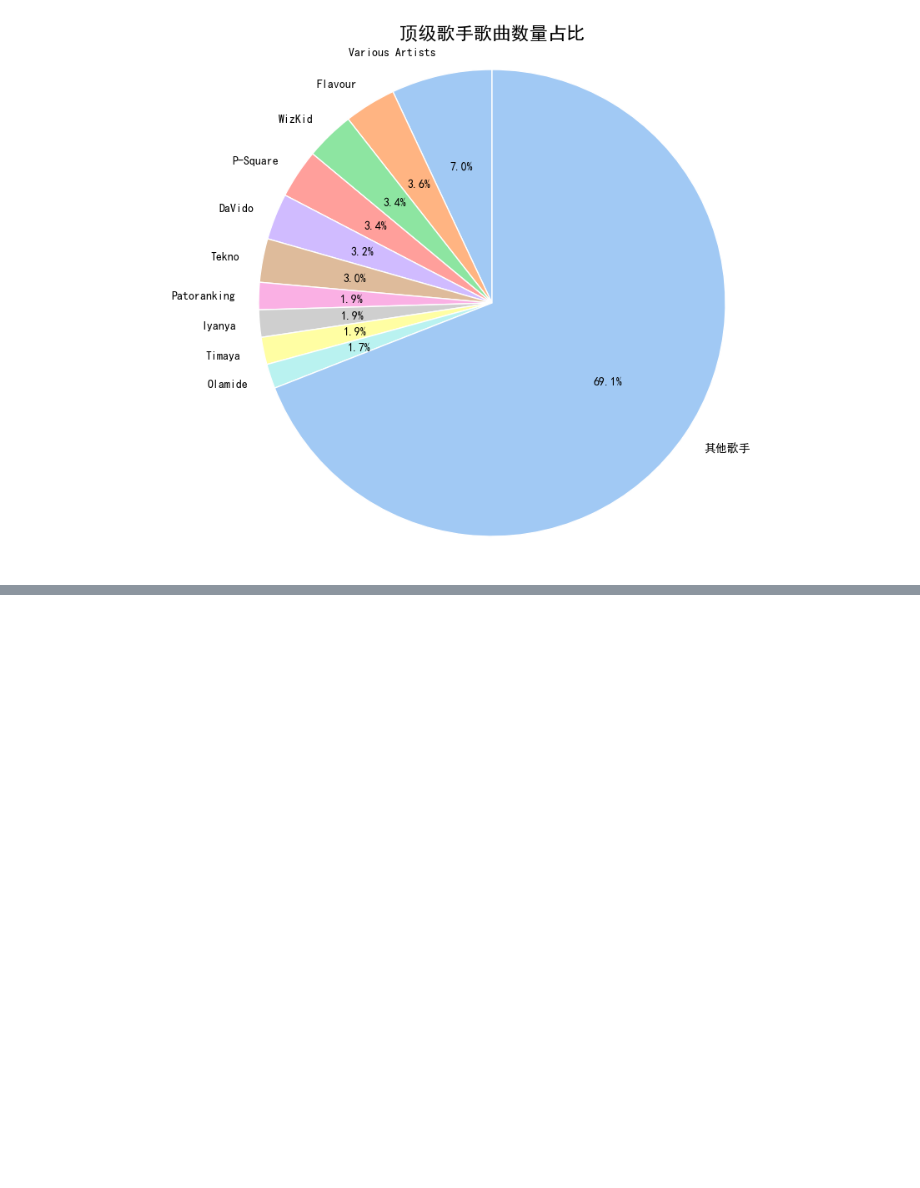
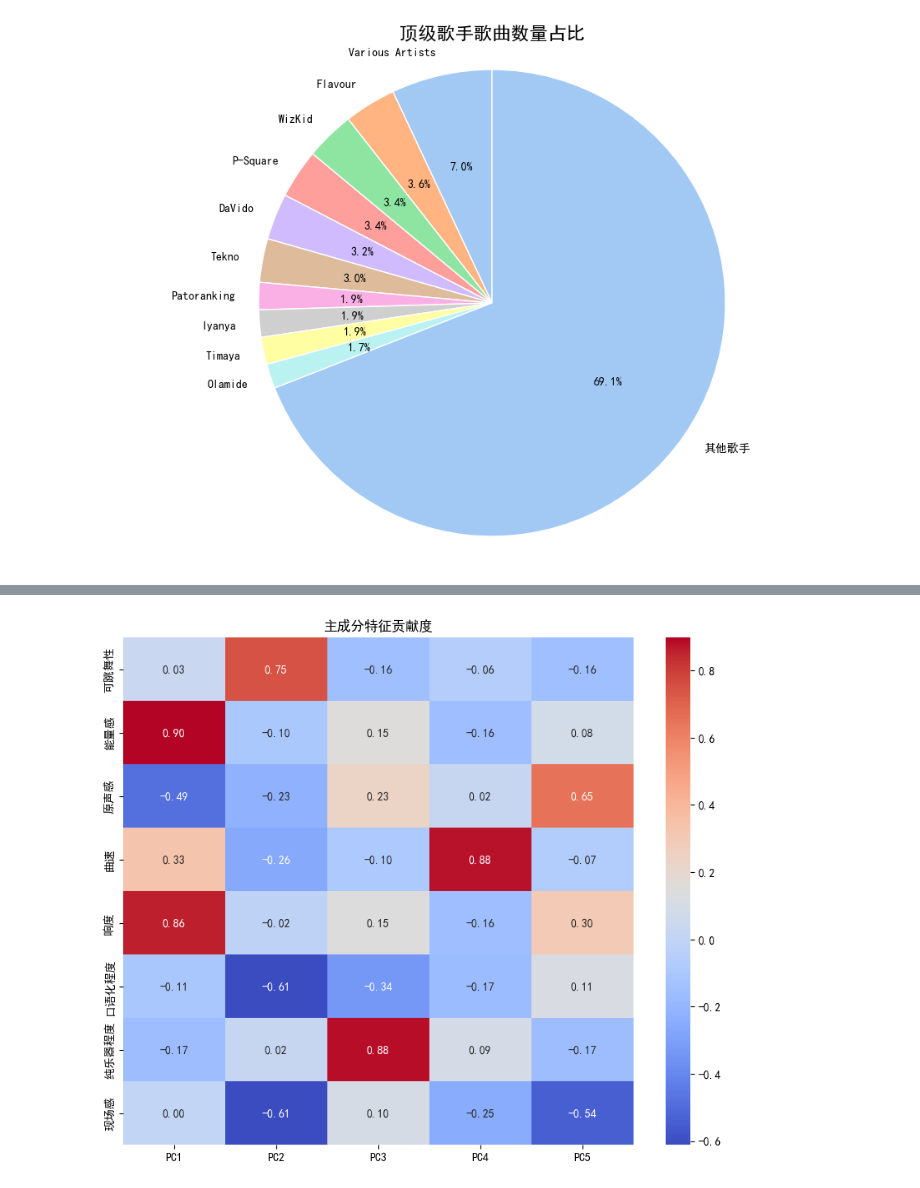
Before and after one commit to chenwenhao2025/xxqzy1, a Jupyter notebook: xxqdm1.1.ipynb, the cells around one changed output, grey strips where cells are left out. Saved outputs shown, nothing was run; the diff lists cells and outputs as text; code cells hidden in the pictures; blank space fills up the shorter version.

```diff
--- a/xxqdm1.1.ipynb
+++ b/xxqdm1.1.ipynb
@@ -225,0 +325,16 @@ plt.show()
+# %%
+# 特征重要性分析
+pca_full = PCA()
+pca_full.fit(X_scaled)
+
+# 主成分特征贡献度
+loadings = pca_full.components_.T * np.sqrt(pca_full.explained_variance_)
+loading_matrix = pd.DataFrame(loadings, columns=[f'PC{i}' for i in range(1, len(features)+1)], index=features)
+
+# 可视化特征贡献度
+plt.figure(figsize=(10, 8))
+sns.heatmap(loading_matrix.iloc[:, :5], annot=True, cmap='coolwarm', fmt=".2f")
+plt.title('主成分特征贡献度')
+plt.show()
+# %% [output]
+[figure, added]
```
Also changed, not shown: parts of 5 cells of this notebook.
